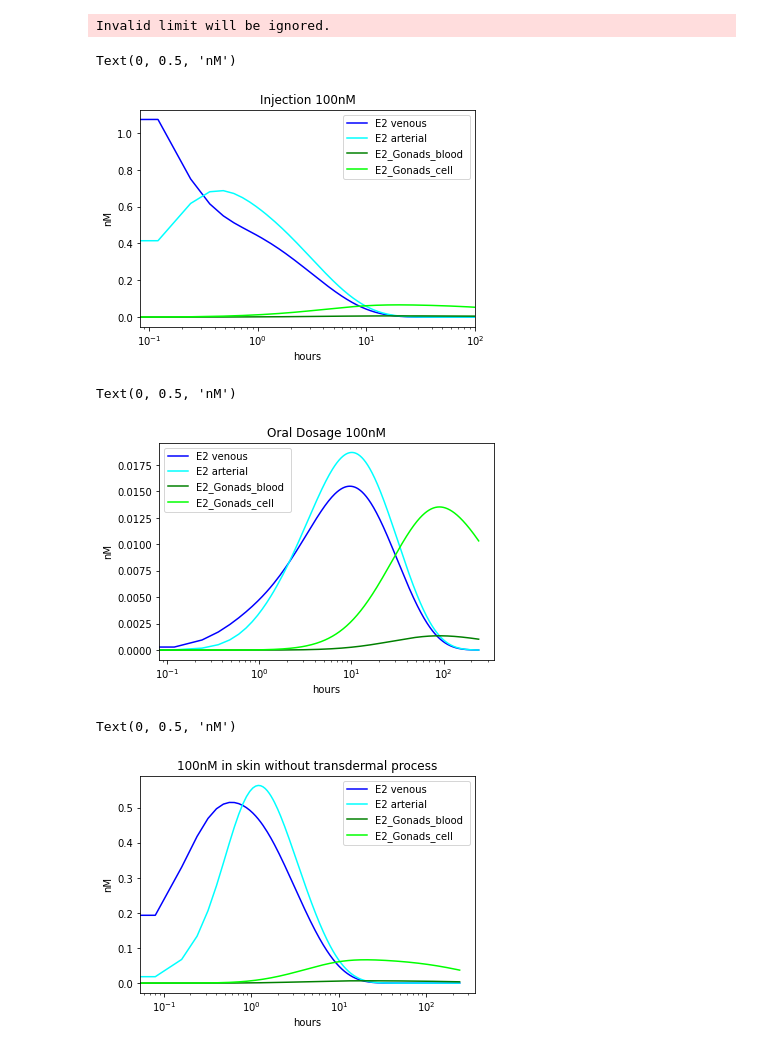
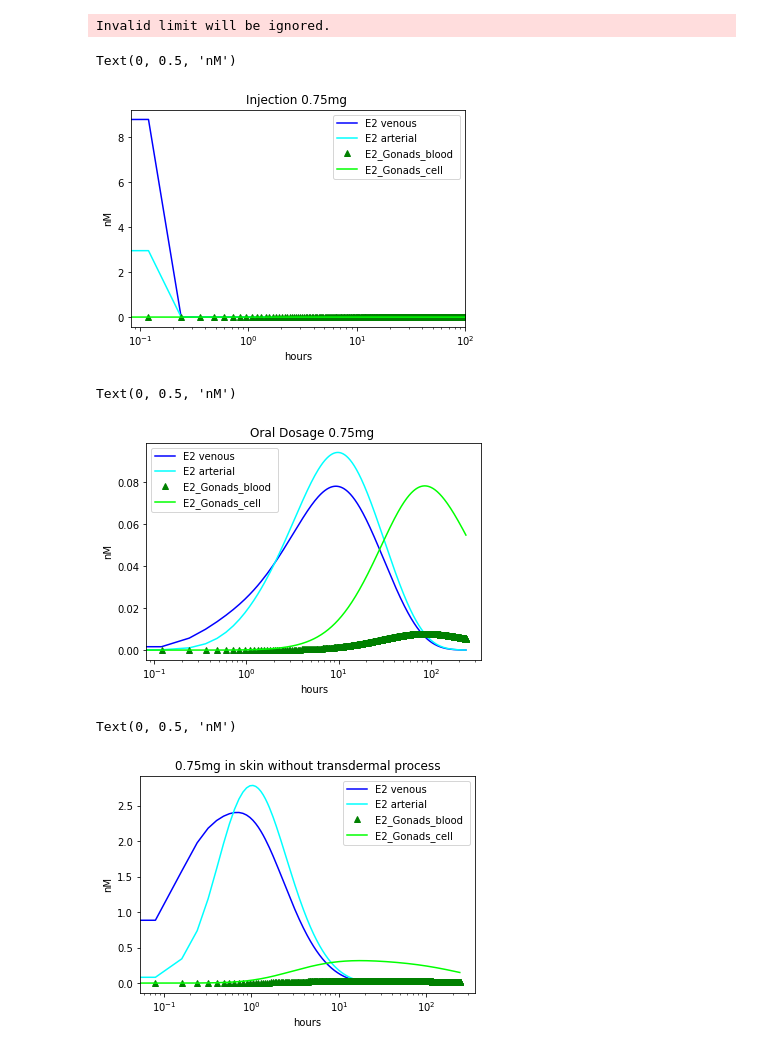
Before and after one commit to SizheQiu/PBPK_Transdermal_Diffusion, a Jupyter notebook: estradiol_PBPK.ipynb, the cells around one changed output. Saved outputs shown, nothing was run; the diff lists cells and outputs as text; code cells hidden in the pictures.

```diff
--- a/estradiol_PBPK.ipynb
+++ b/estradiol_PBPK.ipynb
@@ -151,9 +151,9 @@ sol = odeint(func, y, t)
 import matplotlib.pyplot as plt
 plt.semilogx(t,sol[:,0],'b', label='E2 venous')
 plt.semilogx(t,sol[:,5],'cyan', label='E2 arterial')
-plt.semilogx(t,sol[:,13],'g',label = 'E2_Gonads_blood ')
+plt.semilogx(t,sol[:,13],'g^',label = 'E2_Gonads_blood ')
 plt.semilogx(t,sol[:,14],'lime',label = 'E2_Gonads_cell')
-plt.title('Injection 100nM')
+plt.title('Injection 0.75mg ')
 plt.legend(loc='best')
 plt.xlim(-5,100)
 plt.xlabel('hours')
@@ -161,7 +161,7 @@ plt.ylabel('nM')
 # %% [output]
 Invalid limit will be ignored.
 Text(0, 0.5, 'nM')
-[figure, old version]
+[figure, new version]
 # %%
 y=np.zeros(34)
 # SHBG: for female 80nM
@@ -171,7 +171,7 @@ y[3] = 500000   #albumin
 y[8] = 500000  #albumin
 y[15] =  0.091        #ER_Gonads_cells
 y[22] =  1.4   #ER_Liver_cells
-y[32] = 100  # oral dose
+y[32] = 500  # oral dose
 y[33] = 0  # injection dose
 y[28] = 0 #skin c0
 t = np.linspace(0, 240, num = 2000 )
@@ -179,16 +179,16 @@ sol = odeint(func, y, t)
 # %%
 import matplotlib.pyplot as plt
 plt.semilogx(t,sol[:,0],'b', label='E2 venous')
 plt.semilogx(t,sol[:,5],'cyan', label='E2 arterial')
-plt.semilogx(t,sol[:,13],'g',label = 'E2_Gonads_blood ')
+plt.semilogx(t,sol[:,13],'g^',label = 'E2_Gonads_blood ')
 plt.semilogx(t,sol[:,14],'lime',label = 'E2_Gonads_cell')
-plt.title('Oral Dosage 100nM')
+plt.title('Oral Dosage 0.75mg ')
 plt.legend(loc='best')
 plt.xlabel('hours')
 plt.ylabel('nM')
 # %% [output]
 Text(0, 0.5, 'nM')
-[figure, old version]
+[figure, new version]
 # %%
 y=np.zeros(34)
 # SHBG: for female 80nM
@@ -207,12 +207,12 @@ sol = odeint(func, y, t)
 import matplotlib.pyplot as plt
 plt.semilogx(t,sol[:,0],'b', label='E2 venous')
 plt.semilogx(t,sol[:,5],'cyan', label='E2 arterial')
-plt.semilogx(t,sol[:,13],'g',label = 'E2_Gonads_blood ')
+plt.semilogx(t,sol[:,13],'g^',label = 'E2_Gonads_blood ')
 plt.semilogx(t,sol[:,14],'lime',label = 'E2_Gonads_cell')
-plt.title('100nM in skin without transdermal process')
+plt.title('0.75mg in skin without transdermal process')
 plt.legend(loc='best')
 plt.xlabel('hours')
 plt.ylabel('nM')
 # %% [output]
 Text(0, 0.5, 'nM')
-[figure, old version]
+[figure, new version]
```
Also changed, not shown: parts of 2 cells of this notebook, 1 other file.
